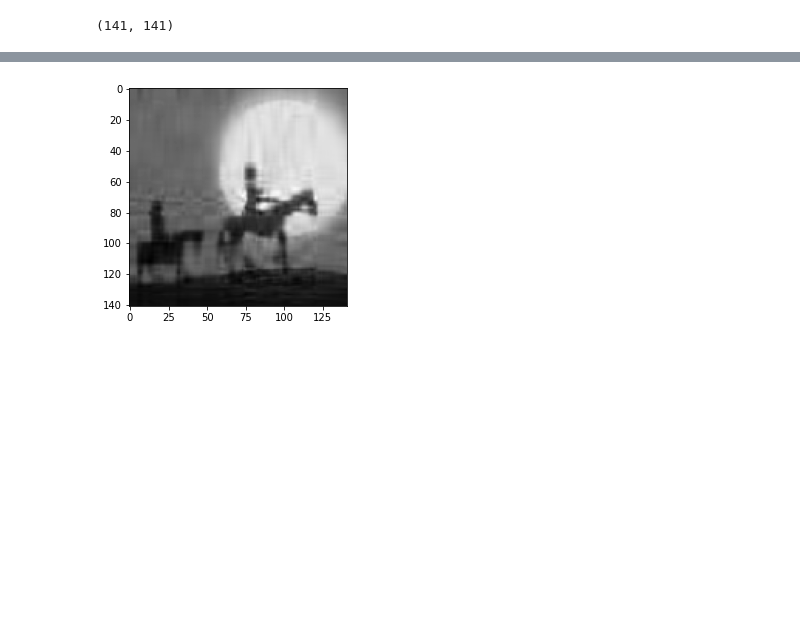
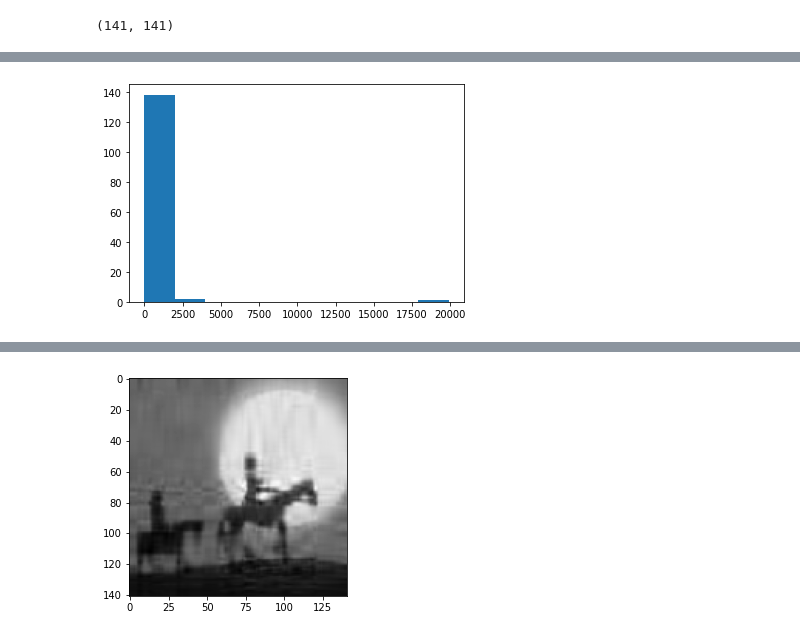
Before and after one commit to LecJackS/Algebra-Lineal-Computacional-2023-2-C, a Jupyter notebook: Guias de Ejercicios/Practica 5 - Matrices Hermitianas y Valores Singulares/Compresion de Imagenes.ipynb, the cells around one changed output, grey strips where cells are left out. Cells and saved outputs as stored; diff of their text form; code cells hidden in the pictures; blank space fills up the shorter version.

```diff
--- a/Guias de Ejercicios/Practica 5 - Matrices Hermitianas y Valores Singulares/Compresion de Imagenes.ipynb
+++ b/Guias de Ejercicios/Practica 5 - Matrices Hermitianas y Valores Singulares/Compresion de Imagenes.ipynb
@@ -40 +52,6 @@ plt.show()
+# %%
+plt.hist(S)
+plt.show()
+# %% [output]
+[figure, added]
 # %%
```
Also changed, not shown: parts of 3 cells of this notebook, 5 other files.
